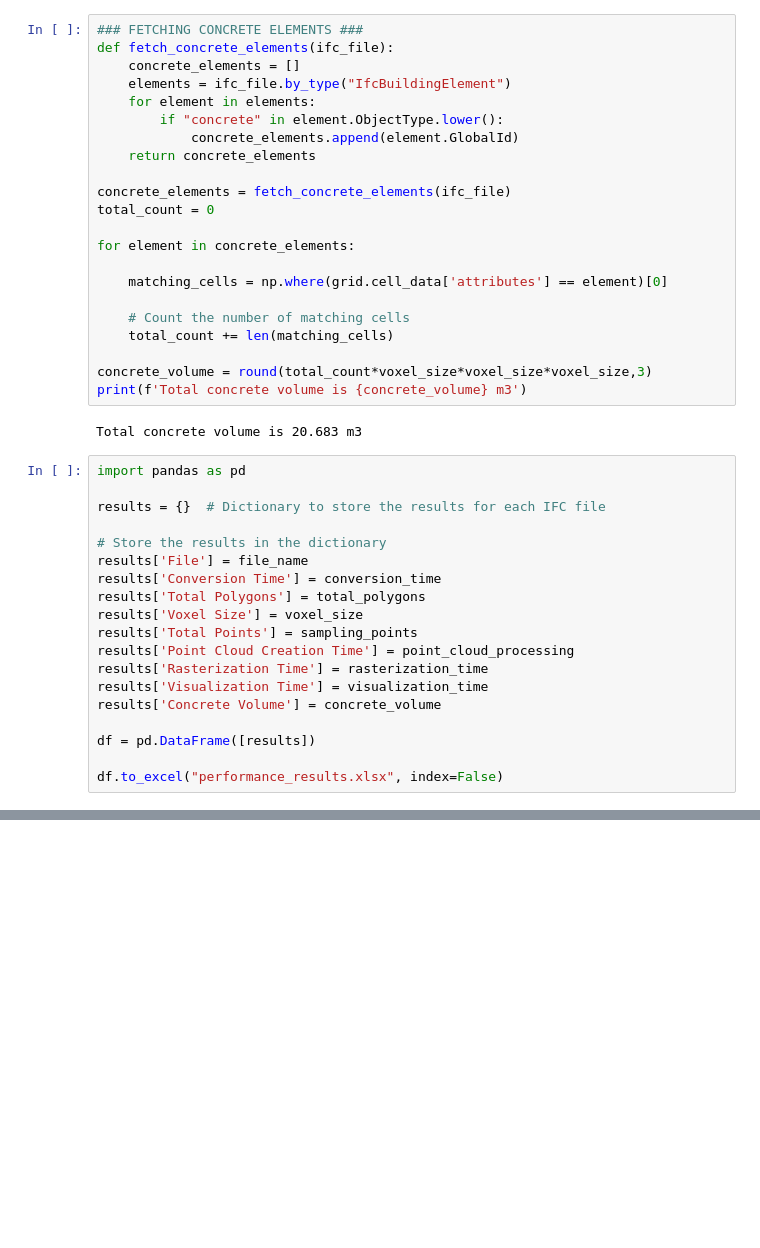
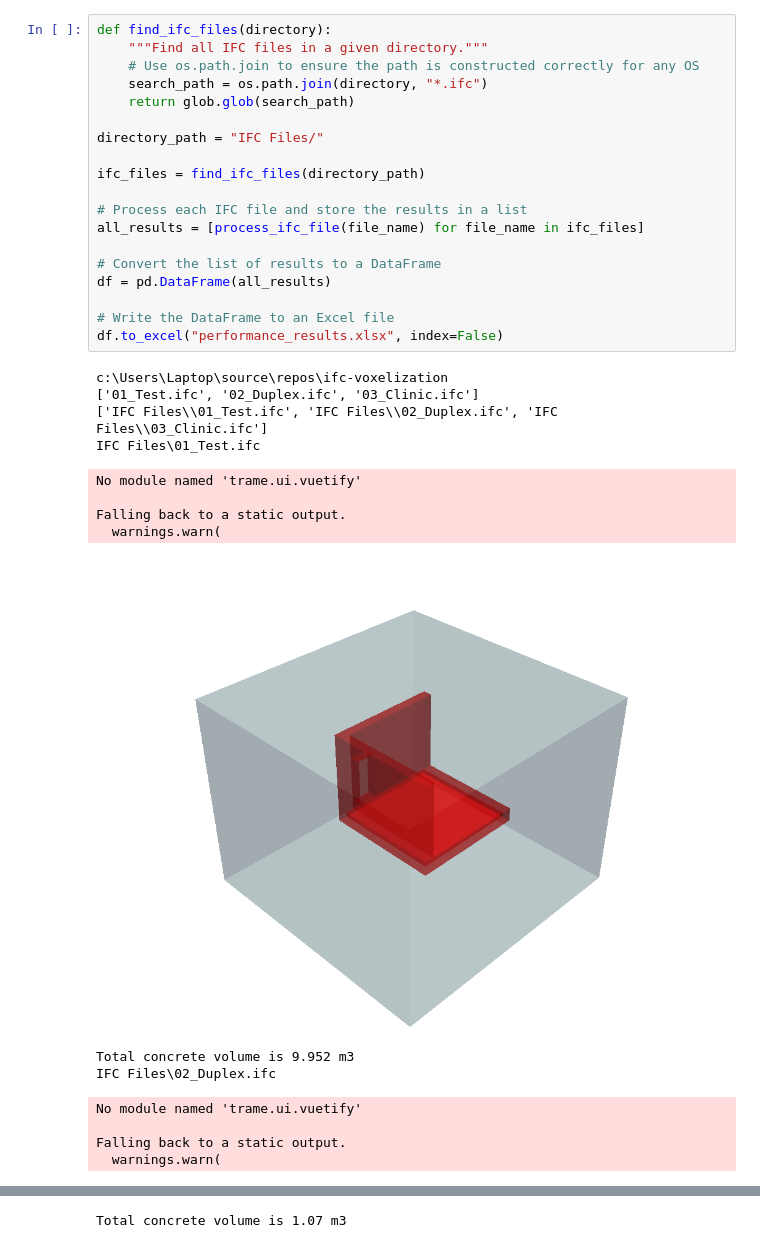
Before and after one commit to cemrekaraoglan/ifc-rasterization, a Jupyter notebook: ifc_polygon-rasterization.ipynb, the cells around one changed output, grey strips where cells are left out. Drawn from its saved outputs; the diff is of its cells as text; blank space fills up the shorter version.

```diff
--- a/ifc_polygon-rasterization.ipynb
+++ b/ifc_polygon-rasterization.ipynb
@@ -192,43 +238,35 @@ Time taken to visualize: 2.8250 seconds
-# %%
-### FETCHING CONCRETE ELEMENTS ###
-def fetch_concrete_elements(ifc_file):
-    concrete_elements = []
-    elements = ifc_file.by_type("IfcBuildingElement")
-    for element in elements:
-        if "concrete" in element.ObjectType.lower():
-            concrete_elements.append(element.GlobalId)
-    return concrete_elements
-
-concrete_elements = fetch_concrete_elements(ifc_file)
-total_count = 0
-
-for element in concrete_elements:
-
-    matching_cells = np.where(grid.cell_data['attributes'] == element)[0]
-
-    # Count the number of matching cells
-    total_count += len(matching_cells)
-
-concrete_volume = round(total_count*voxel_size*voxel_size*voxel_size,3)
-print(f'Total concrete volume is {concrete_volume} m3')
-# %% [output]
-Total concrete volume is 20.683 m3
-# %%
-import pandas as pd
-
-results = {}  # Dictionary to store the results for each IFC file
-
-# Store the results in the dictionary
-results['File'] = file_name
-results['Conversion Time'] = conversion_time
-results['Total Polygons'] = total_polygons
-results['Voxel Size'] = voxel_size
-results['Total Points'] = sampling_points
-results['Point Cloud Creation Time'] = point_cloud_processing
-results['Rasterization Time'] = rasterization_time
-results['Visualization Time'] = visualization_time
-results['Concrete Volume'] = concrete_volume
-
-df = pd.DataFrame([results])
-
-df.to_excel("performance_results.xlsx", index=False)
+# %%
+def find_ifc_files(directory):
+    """Find all IFC files in a given directory."""
+    # Use os.path.join to ensure the path is constructed correctly for any OS
+    search_path = os.path.join(directory, "*.ifc")
+    return glob.glob(search_path)
+
+directory_path = "IFC Files/"
+
+ifc_files = find_ifc_files(directory_path)
+
+# Process each IFC file and store the results in a list
+all_results = [process_ifc_file(file_name) for file_name in ifc_files]
+
+# Convert the list of results to a DataFrame
+df = pd.DataFrame(all_results)
+
+# Write the DataFrame to an Excel file
+df.to_excel("performance_results.xlsx", index=False)
+# %% [output]
+c:\Users\Laptop\source\repos\ifc-voxelization
+['01_Test.ifc', '02_Duplex.ifc', '03_Clinic.ifc']
+['IFC Files\\01_Test.ifc', 'IFC Files\\02_Duplex.ifc', 'IFC Files\\03_Clinic.ifc']
+IFC Files\01_Test.ifc
+No module named 'trame.ui.vuetify'
+
+Falling back to a static output.
+  warnings.warn(
+[figure, added]
+Total concrete volume is 9.952 m3
+IFC Files\02_Duplex.ifc
+No module named 'trame.ui.vuetify'
+
+Falling back to a static output.
+  warnings.warn(
@@ -234,0 +281 @@ df.to_excel("performance_results.xlsx", index=False)
+Total concrete volume is 1.07 m3
```
Also changed, not shown: parts of 5 cells of this notebook, 25 other files.
